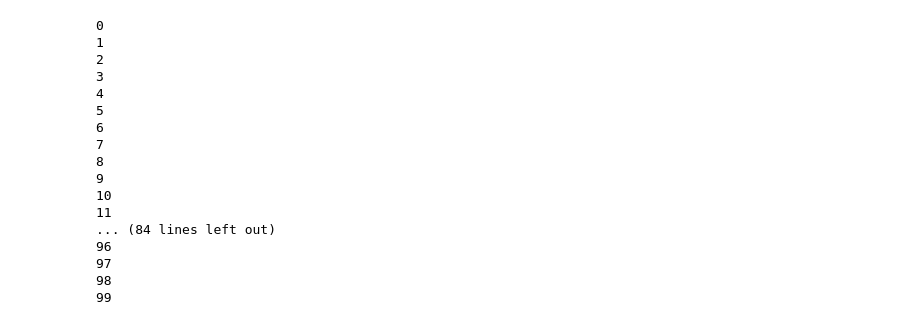
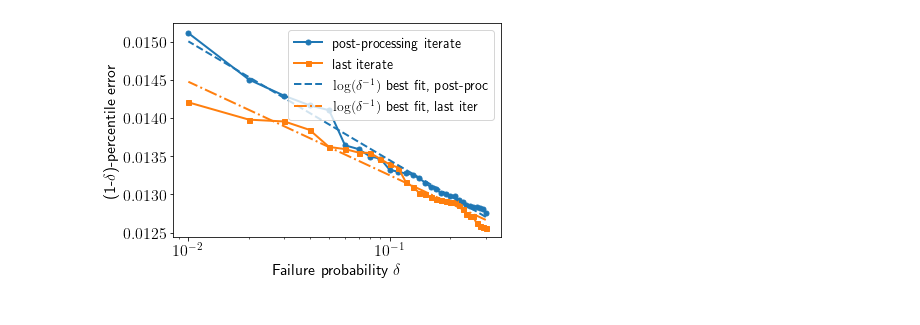
Before and after one commit to liammadden/sgd, a Jupyter notebook: plots/SGD-SA-Convergence.ipynb, the cells around one changed output. Saved outputs shown, nothing was run; the diff lists cells and outputs as text; code cells hidden in the pictures.

```diff
--- a/plots/SGD-SA-Convergence.ipynb
+++ b/plots/SGD-SA-Convergence.ipynb
@@ -155,21 +169,5 @@ for i in range(num_trials):
     [b_err,l_err] = sgd(A, B, C, A_true, B_true, C_true, step_size, niter, batch_size, n_test, niter_test, n_validation)
     b_errs[i] = b_err
     l_errs[i] = l_err
+np.savetxt('sa_conv_b_errs.csv', b_errs, delimiter=',')
+np.savetxt('sa_conv_l_errs.csv', l_errs, delimiter=',')
-# %% [output]
-0
-1
-2
-3
-4
-5
-6
-7
-8
-9
-10
-11
-... (84 lines left out)
-96
-97
-98
-99
@@ -182,3 +183,52 @@ l_errs = np.loadtxt('sa_conv_l_errs.csv',  delimiter=',')
 cdf = np.arange(len(b_errs))/float(len(b_errs))
 b_errs = np.sort(b_errs)
 l_errs = np.sort(l_errs)
+# %%
+# Find line of best-fit (possibly after doing a transformation)
+def bestFit( x, y):
+    """ returns slope,intercept for best fit of the data (x,y)"""
+    # Form Vandermonde matrix
+    n = len(x)
+    V = np.vstack( (x.ravel(), np.ones(n)) ).T
+
+    beta = la.lstsq(V,y,rcond=None)[0]
+
+    slope = beta[0]
+    intercept = beta[1]
+
+    return slope,intercept
+# %%
+# Figure
+
+deltas = 1-cdf[-30:]
+data_b = b_errs[-30:]
+data_l = l_errs[-30:]
+
+fig, ax = plt.subplots()
+h1=ax.semilogx(deltas,data_b,'o-',markersize=5,label='post-processing iterate')
+
+h2=ax.semilogx(deltas,data_l,'s-',markersize=5,label='last iterate')
+
+# Make a line of best fit, using function dependence f(delta)
+f = lambda delta : np.log(1/delta)
+
+
+clr1 = h1[0].get_color()
+clr2 = h2[0].get_color()
+slp,intrcpt = bestFit( f(deltas), data_b)
+ax.semilogx( deltas, slp*f(deltas) + intrcpt, '--', color=clr1,\
+    markevery=.45,label="$\log(\delta^{-1})$ best fit, post-proc")
+slp,intrcpt = bestFit( f(deltas), data_l)
+ax.semilogx( deltas, slp*f(deltas) + intrcpt, '-.', color=clr2,\
+    markevery=.45,label="$\log(\delta^{-1})$ best fit, last iter")
+
+
+plt.xlabel('Failure probability $\delta$')
+plt.ylabel('(1-$\delta$)-percentile error')
+# plt.ylim(bottom=0)
+legend = ax.legend(fontsize=14)#loc='lower right')
+# plt.xlim(right=.1)
+# plt.savefig('saconvergence_v2_zoomed.pdf')
+plt.show()
+# %% [output]
+[figure, added]
```
Also changed, not shown: parts of 7 cells of this notebook, 7 other files.
